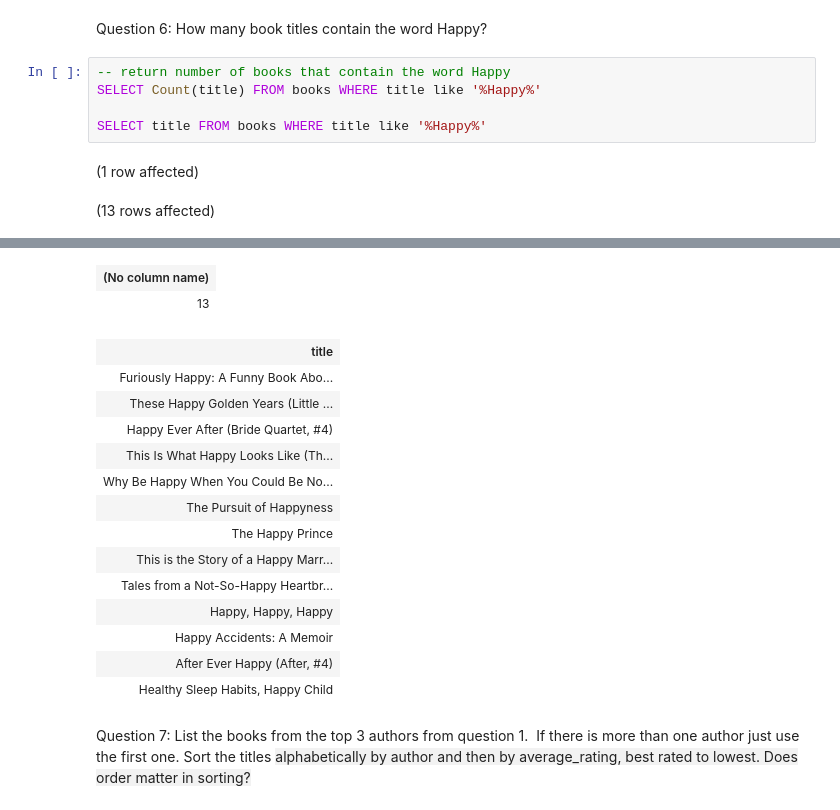
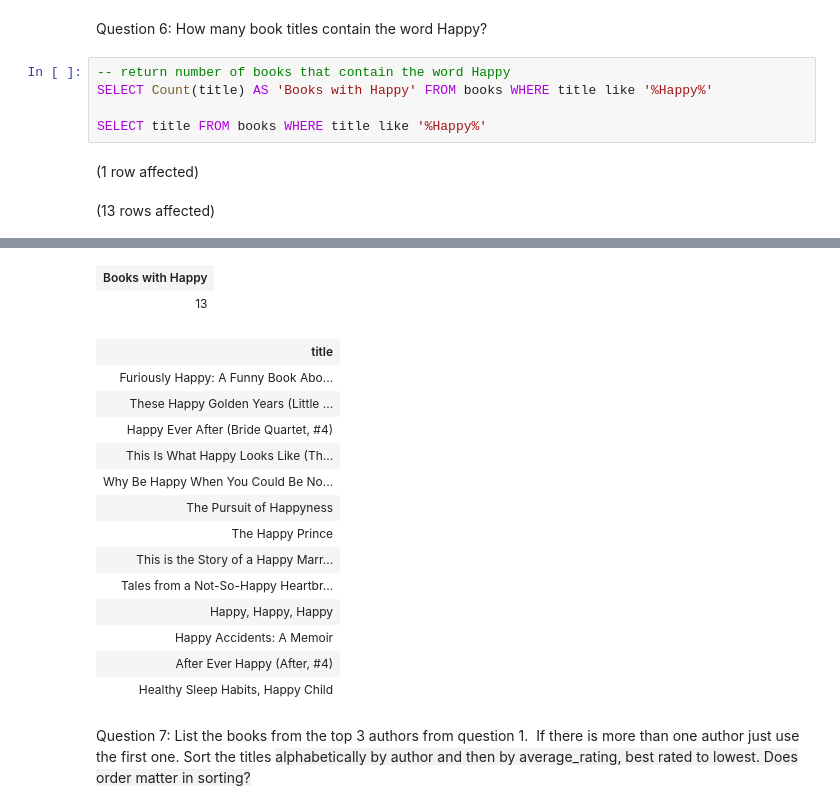
Before and after one commit to hollyhira/Studio-11-SQL-Part-1-Studio, a Jupyter notebook: SQL-Part-1-Studio.ipynb, the cells around one changed output, grey strips where cells are left out. Cells and saved outputs as stored; diff of their text form.

```diff
--- a/SQL-Part-1-Studio.ipynb
+++ b/SQL-Part-1-Studio.ipynb
@@ -137,7 +129,7 @@ Total execution time: 00:00:00.078
 Question 6: How many book titles contain the word Happy?
 # %%
 -- return number of books that contain the word Happy
-SELECT Count(title) FROM books WHERE title like '%Happy%'
+SELECT Count(title) AS 'Books with Happy' FROM books WHERE title like '%Happy%'
 
 SELECT title FROM books WHERE title like '%Happy%'
 # %% [output]
@@ -147,4 +139,4 @@ Total execution time: 00:00:00.273
-| (No column name) |
+| Books with Happy |
 | 13 |
 | title |
 | Furiously Happy: A Funny Book Abo... |
```
Also changed, not shown: parts of 9 cells of this notebook.
